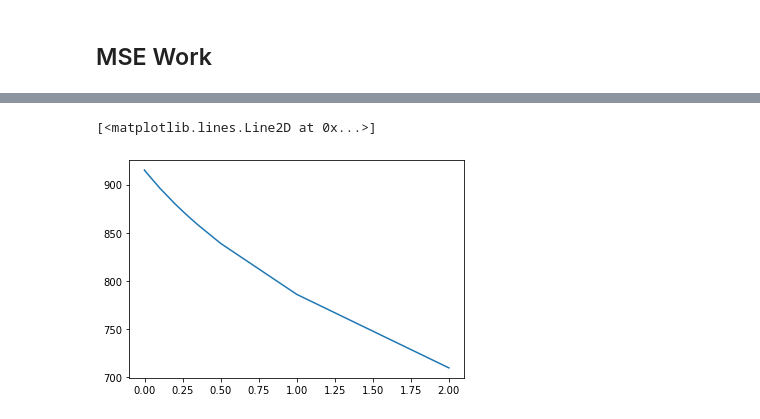
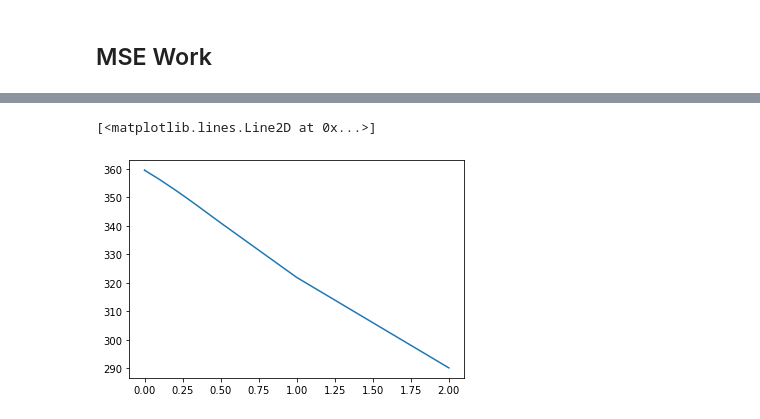
Before and after one commit to s6emschw/RM-project, a Jupyter notebook: ols_and_ridge.ipynb, the cells around one changed output, grey strips where cells are left out. Cells and saved outputs as stored; diff of their text form; code cells hidden in the pictures.

```diff
--- a/ols_and_ridge.ipynb
+++ b/ols_and_ridge.ipynb
@@ -218,14 +230,17 @@ min_cor = 0
 max_cor = 0
 iterations = 1
 
-alphas = np.array([int(0), 0.00000000000000000001, 0.00000000000001, 0.000000000001, 0.0000001, 0.000001, 0.00001, 0.0001, 0.001, 0.01, 0.1, 0.2, 0.5, 1, 1.5, 2, 2.5, 3, 5, 10, 15, 20, 30, 50, 100, 120])
+#alphas_1 = np.array([int(0), 0.00001, 0.0001, 0.001, 0.01, 0.1, 0.2, 0.5, 1, 1.5, 2, 2.5, 3, 5, 10, 15, 20, 30, 50, 100, 120, 150, 160, 200, 210, 300, 500, 1000, 10000])
+#alphas_2 = np.array([int(0), 0.000000000000001, 0.00000000000001, 0.0000000000001, 0.000000000001])
+
+alphas = [alphas_1, alphas_1, alphas_1, alphas_2]
 
 
 collect_ridge_betas = []
 collect_ridge_var = []
 
-for p in p_regressors:
+for p, a in zip(p_regressors, alphas):
 
-    ridge_betas, beta_var = iterate_ridge(n, p, min_cor, max_cor, iterations, np.repeat(5, p), alphas)
+    ridge_betas, beta_var = iterate_ridge(n, p, min_cor, max_cor, iterations, np.repeat(5, p), a)
     collect_ridge_betas.append(ridge_betas)
     collect_ridge_var.append(beta_var)
@@ -521,15 +411,0 @@ mean_df_list_betas_ridge_35
-# %%
-ax = plt.gca()
-
-ax.plot(alphas, mean_df_list_betas_ridge_35)
-ax.set_xscale("log")
-ax.set_xlim(ax.get_xlim()[::-1])  # reverse axis
-plt.rcParams["figure.figsize"] = (30,20)
-plt.xlabel("alpha", fontsize = 30)
-plt.ylabel("weights", fontsize = 30)
-ax.tick_params(axis='both', which='major', labelsize=25)
-
-
-plt.title("Average ridge coefficients as a function of the regularization for p = 35", fontsize = 35)
-plt.axis("tight")
-plt.show()
@@ -552,29 +433,29 @@ y_true_test, y_noise_test, X_test, df_test = get_sim_data(p, n, min_cor, max_cor
 # %%
-from sklearn import metrics
-#from mlxtend.evaluate import bias_variance_decomp
-
 alphas = np.array([0, 0.00000000000000000001, 0.0000000000000000001, 0.000000000000000001, 0.00000000000000001, 0.000000000000001, 0.000000000001, 0.00000001, 0.00001, 0.0001, 0.001, 0.01, 0.1, 0.2, 0.25, 0.3, 0.35, 0.5, 1, 2])
 
 save_mse = []
 save_mse_sci = []
 save_var = []
+save_var_trial = []
 save_bias = []
 
 for a in alphas:
-    ridge = Ridge(alpha=a).fit(X_train, y_noise_train)
+    ridge = Ridge(alpha=a).fit(X_train, y_true_train)
     ridge_predict = ridge.predict(X_test)
 
     squared_dist = (ridge_predict - y_true_test)**2
     MSE = np.mean(squared_dist)
     save_mse.append(MSE)
 
-    MSE_sci = metrics.mean_squared_error(ridge_predict,y_true_test)
+    MSE_sci = metrics.mean_squared_error(ridge_predict, y_true_test)
     save_mse_sci.append(MSE_sci)
 
     var_predicted_y = np.mean((np.mean(ridge_predict) - ridge_predict)**2)
+    var_predicted_y_trial = np.sum((ridge_predict - np.mean(ridge_predict))**2) / 30
+
+
     save_var.append(var_predicted_y)
+    save_var_trial.append(var_predicted_y_trial)
 
-    bias_squared = np.mean((ridge_predict.mean() - y_true_test)**2)
+    bias_squared = np.mean((ridge_predict.mean() - y_noise_test)**2)
     save_bias.append(bias_squared)
-
-save_var
@@ -631,8 +514,8 @@ plt.plot(alphas, save_mse)
 # %%
-plt.plot(alphas, save_var)
+plt.plot(alphas, save_var_trial)
 # %% [output]
 [<matplotlib.lines.Line2D at 0x...>]
-[figure, old version]
+[figure, new version]
 # %%
 plt.plot(alphas, save_bias)
 # %% [output]
```
Also changed, not shown: parts of 39 cells of this notebook.
